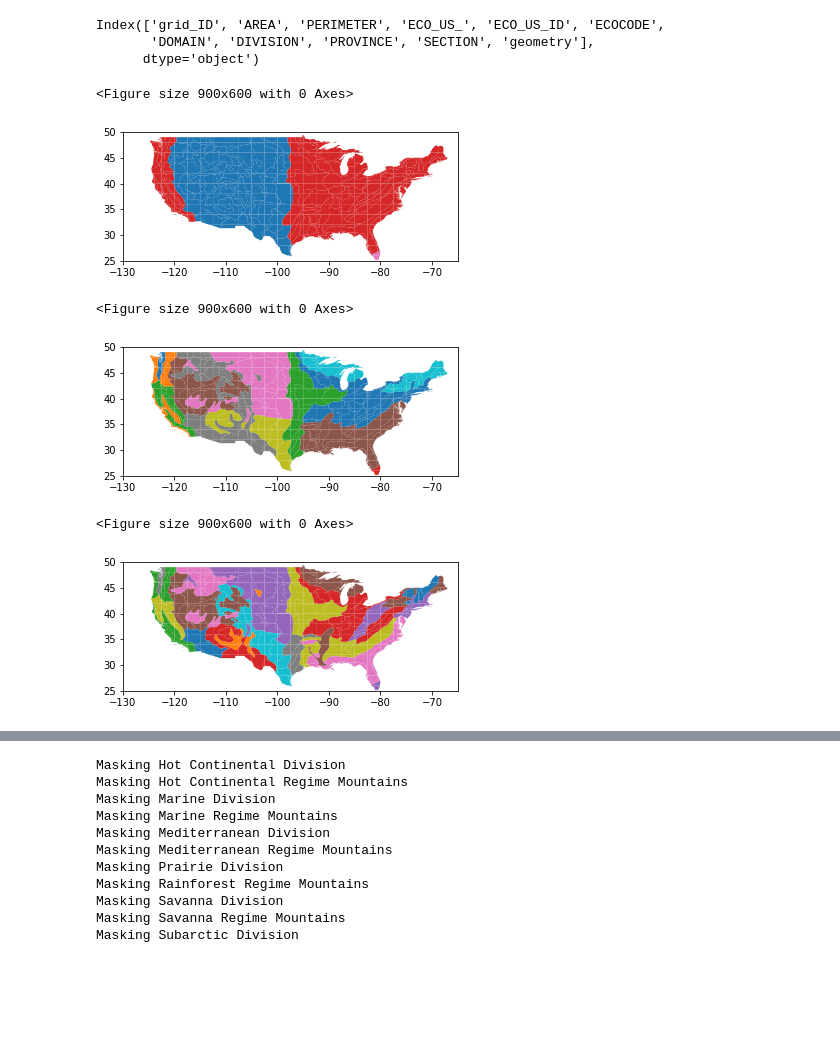
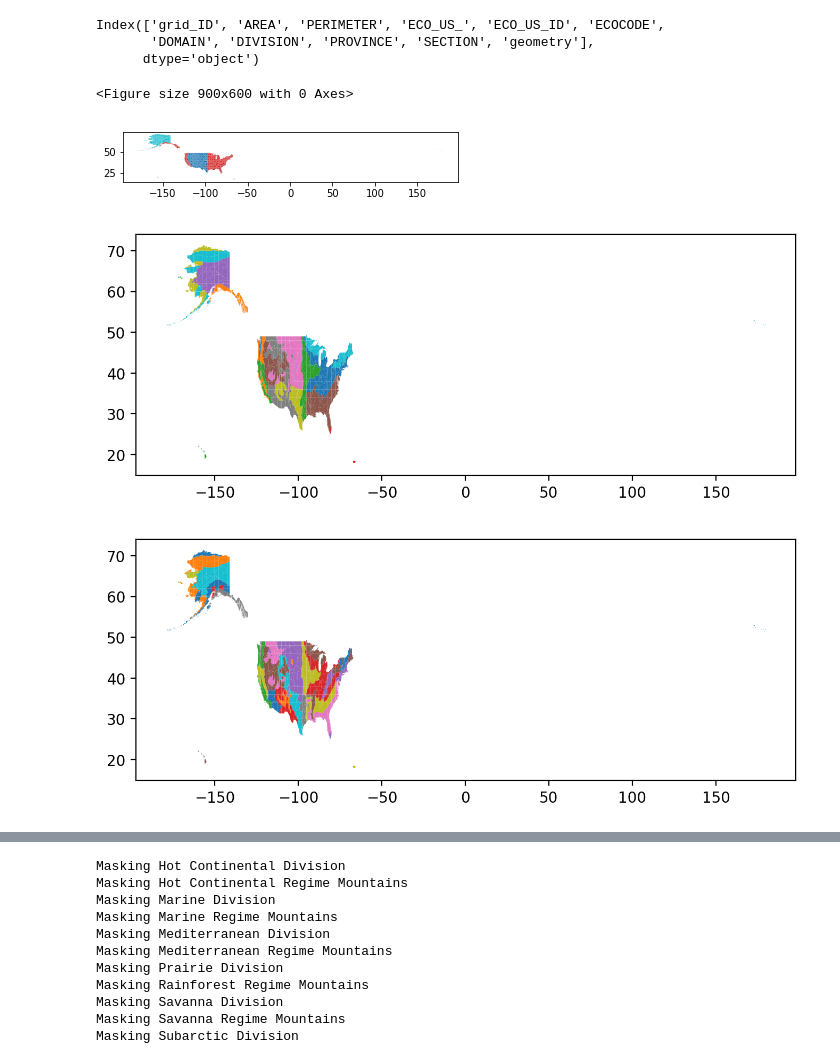
Before and after one commit to stevenjoelbrey/metSpread, a Jupyter notebook: Python/create_ecoregion_overlap_masks.ipynb, the cells around one changed output, grey strips where cells are left out. Saved outputs shown, nothing was run; the diff lists cells and outputs as text; code cells hidden in the pictures; blank space fills up the shorter version.

```diff
--- a/Python/create_ecoregion_overlap_masks.ipynb
+++ b/Python/create_ecoregion_overlap_masks.ipynb
@@ -29,8 +36,8 @@ eco_reprojected.plot()
 # %%
 from netCDF4 import Dataset
-cmip_dir = os.path.join('..','Data','CMIP5','r1i1p1_rcp45_rcp85_merged_t_COMMON_GRID', 'tas_Amon_NorESM1-M_rcp45_r1i1p1_200601-210012.nc')
+cmip_dir = os.path.join('..','Data','CMIP5','r1i1p1_rcp_COMMON_GRID', 'pr_Amon_CanESM2_rcp85_r1i1p1_198301-210012.nc')
 cmip = Dataset(cmip_dir,'r')
 lat = cmip.variables['lat'][:]
 lon = cmip.variables['lon'][:] - 180. # Will be reprojected using CDO
-tas = cmip.variables['tas'][:]
+tas = cmip.variables['pr'][:]
 cmip.close()
@@ -202,30 +212,28 @@ Index(['grid_ID', 'AREA', 'PERIMETER', 'ECO_US_', 'ECO_US_ID', 'ECOCODE',
 # %%
 plt.figure(dpi=150)
 ax=overlap.plot(column='DOMAIN')
-ax.set_xlim(left=-130, right=-65)
-ax.set_ylim(bottom=25, top=50)
+#ax.set_xlim(left=-130, right=-65)
+#ax.set_ylim(bottom=25, top=50)
 plt.show()
 # %% [output]
 <Figure size 900x600 with 0 Axes>
-[figure, old version]
+[figure, new version]
 # %%
-plt.figure(dpi=150)
-ax=overlap.plot(column='DIVISION')
-ax.set_xlim(left=-130, right=-65)
-ax.set_ylim(bottom=25, top=50)
+f, ax = plt.subplots(1, figsize=(8, 3), dpi=200)
+ax1=overlap.plot(ax=ax, column='DIVISION')
+#ax.set_xlim(left=-130, right=-65)
+#ax.set_ylim(bottom=25, top=50)
 plt.show()
 # %% [output]
-<Figure size 900x600 with 0 Axes>
-[figure, old version]
+[figure, new version]
 # %%
-plt.figure(dpi=150)
-ax=overlap.plot(column='PROVINCE')
-ax.set_xlim(left=-130, right=-65)
-ax.set_ylim(bottom=25, top=50)
+f, ax = plt.subplots(1, figsize=(8, 3), dpi=200)
+ax1=overlap.plot(ax=ax, column='PROVINCE')
+#ax.set_xlim(left=-130, right=-65)
+#ax.set_ylim(bottom=25, top=50)
 plt.show()
 # %% [output]
-<Figure size 900x600 with 0 Axes>
-[figure, old version]
+[figure, new version]
 # %%
 overlap
 # %% [output]
```
Also changed, not shown: parts of 19 cells of this notebook.
